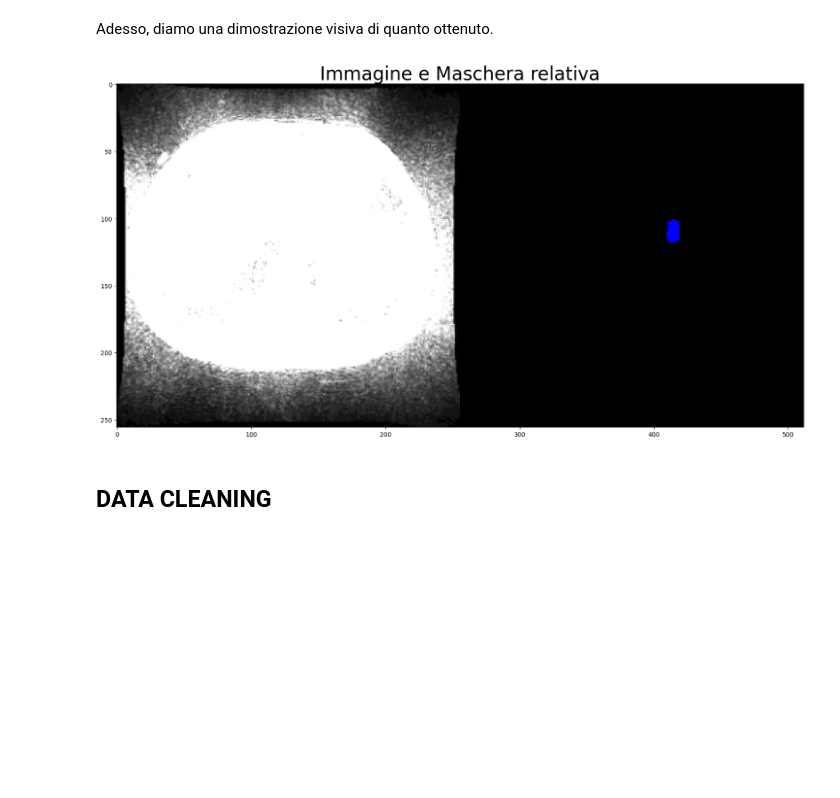
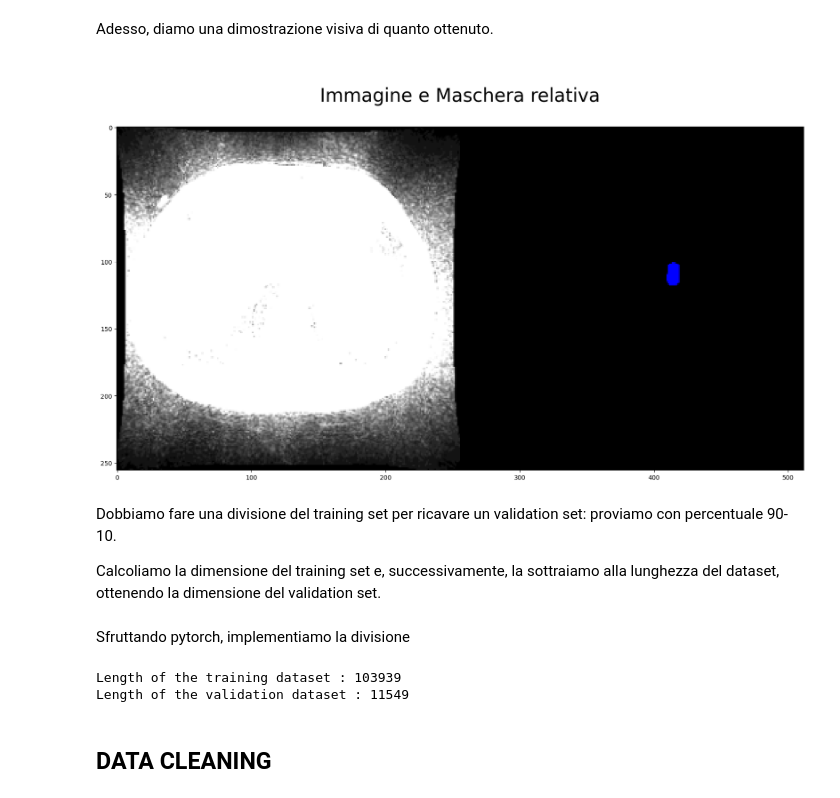
Before and after one commit to justdoit1897/BD-Image-Segmentation-Project, a Jupyter notebook: data_preparation_notebook.ipynb, the cells around one changed output. Drawn from its saved outputs; the diff is of its cells as text; code cells hidden in the pictures; blank space fills up the shorter version.

```diff
--- a/data_preparation_notebook.ipynb
+++ b/data_preparation_notebook.ipynb
@@ -409,18 +413,22 @@ Adesso, diamo una dimostrazione visiva di quanto ottenuto.
 # %%
 combined_im_mask = torch.cat([image, mask], dim=2)
 
 def show_image(tensor_image: torch.Tensor, name: str):
     """Funzione per visualizzare un'immagine definita da un Tensor
 
     Args:
         tensor_image (torch.Tensor): tensore dell'immagine da mostrare
         name (str): titolo dell'immagine
     """
     plt.figure(figsize=(20, 20))
     plt.imshow(tensor_image.permute(1,2,0))
     plt.title(name, size=30)
     plt.show()
 
-show_image(combined_im_mask, "Immagine e Maschera relativa")
+show_image(combined_im_mask, "\nImmagine e Maschera relativa\n")
 # %% [output]
-[figure, old version]
+[figure, new version]
+# %% [markdown]
+Dobbiamo fare una divisione del training set per ricavare un validation set: proviamo con percentuale 90-10.
+
+Calcoliamo la dimensione del training set e, successivamente, la sottraiamo alla lunghezza del dataset, ottenendo la dimensione del validation set.
@@ -427,3 +439,12 @@ show_image(combined_im_mask, "Immagine e Maschera relativa")
+# %% [markdown]
+Sfruttando pytorch, implementiamo la divisione
+# %%
+train_ds, val_ds = torch.utils.data.random_split(ds, [train_size, val_size], generator=torch.Generator().manual_seed(SEED))
+print(f"Length of the training dataset : {len(train_ds)}")
+print(f"Length of the validation dataset : {len(val_ds)}")
+# %% [output]
+Length of the training dataset : 103939
+Length of the validation dataset : 11549
 # %% [markdown]
 ## DATA CLEANING
 # %% [markdown]
```
Also changed, not shown: parts of 3 cells of this notebook.
